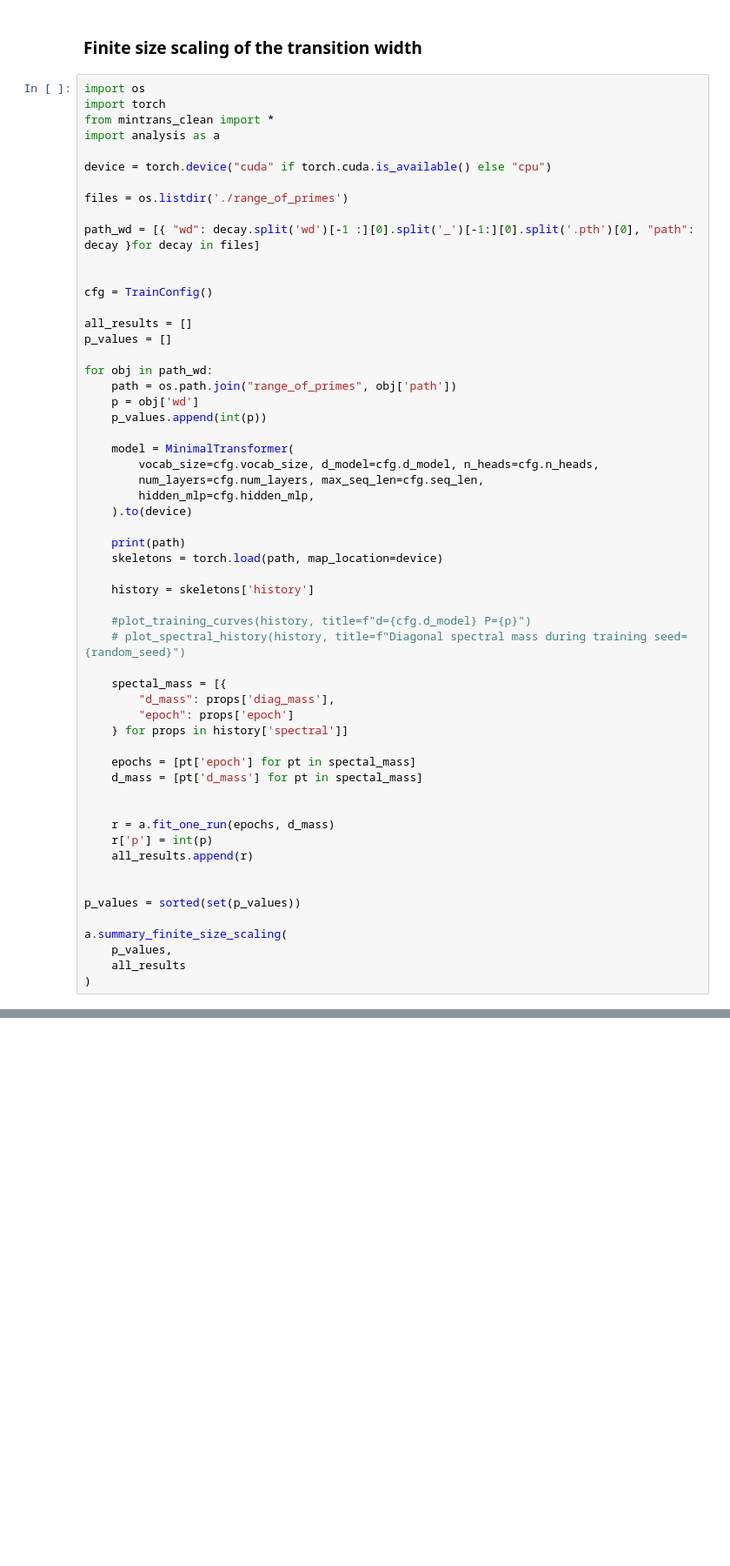
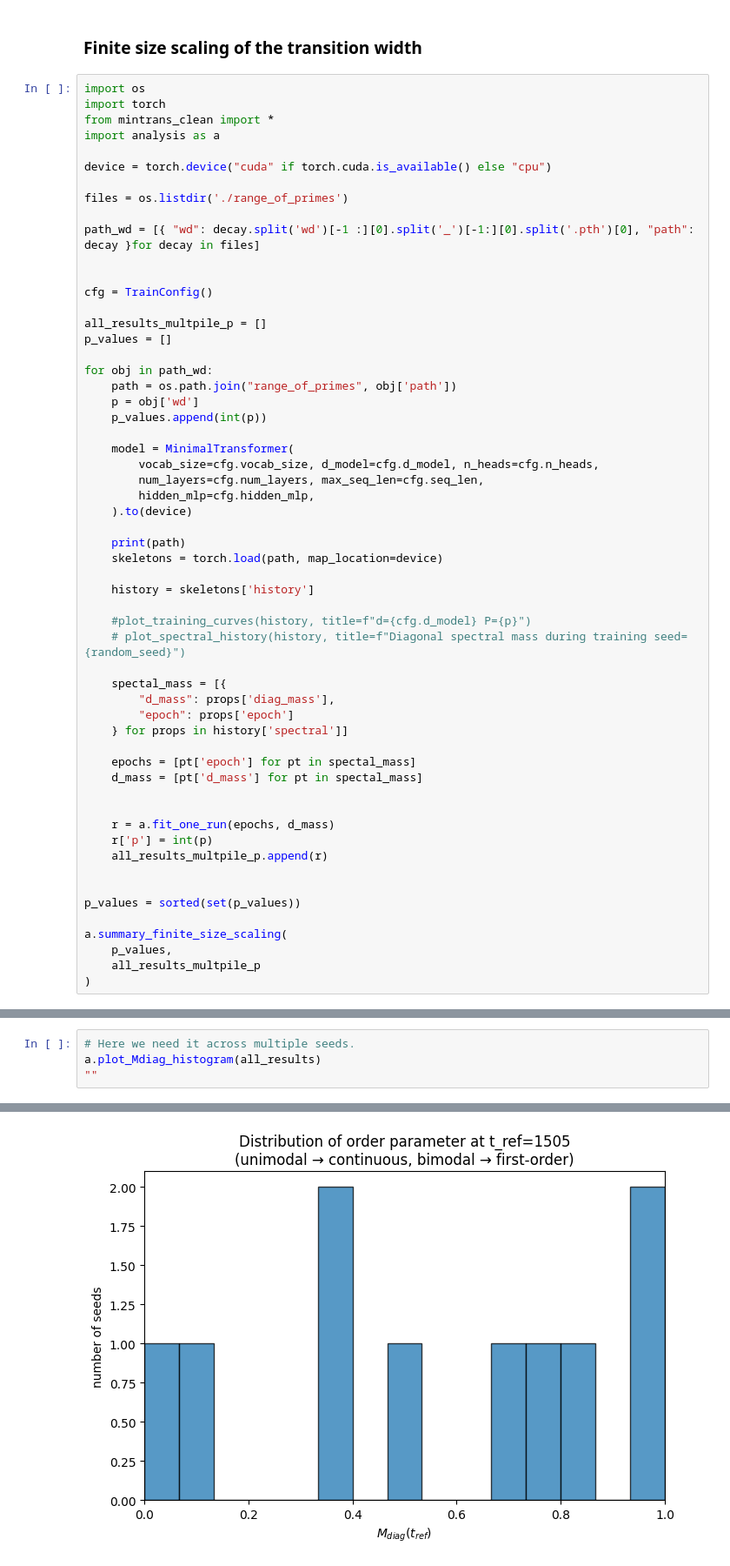
Before and after one commit to Aavash232311/Empirical-Analysis-of-Phase-Transitions-in-Transformer-Models-Using-Mechanistic-Interpretability, a Jupyter notebook: transformer-pt-analysis-main/src/Analysis/sharpness_and_width_transition.ipynb, the cells around one changed output, grey strips where cells are left out. Shown at 87% size. Cells and saved outputs as stored; diff of their text form; blank space fills up the shorter version.

Commit message:
Fixed: multiple seeds and multiple p all_result value fixed, wrong hist plot

```diff
--- a/transformer-pt-analysis-main/src/Analysis/sharpness_and_width_transition.ipynb
+++ b/transformer-pt-analysis-main/src/Analysis/sharpness_and_width_transition.ipynb
@@ -142,7 +142,7 @@ path_wd = [{ "wd": decay.split('wd')[-1 :][0].split('_')[-1:][0].split('.pth')[0
 
 cfg = TrainConfig()
 
-all_results = []
+all_results_multpile_p = []
 p_values = []
 
 for obj in path_wd:
@@ -175,14 +175,14 @@ for obj in path_wd:
 
     r = a.fit_one_run(epochs, d_mass)
     r['p'] = int(p)
-    all_results.append(r)
+    all_results_multpile_p.append(r)
 
 
 p_values = sorted(set(p_values))
 
 a.summary_finite_size_scaling(
     p_values,
-    all_results
+    all_results_multpile_p
 )
 # %% [output]
 range_of_primes/general_paramater_p_149.pth
@@ -204,0 +206,5 @@ slope = nan   implied nu = nan
+# %%
+# Here we need it across multiple seeds.
+a.plot_Mdiag_histogram(all_results)
+""
+# %% [output]
@@ -204,0 +215 @@ slope = nan   implied nu = nan
+[figure, added]
```
Also changed, not shown: parts of 3 cells of this notebook, 2 other files.
